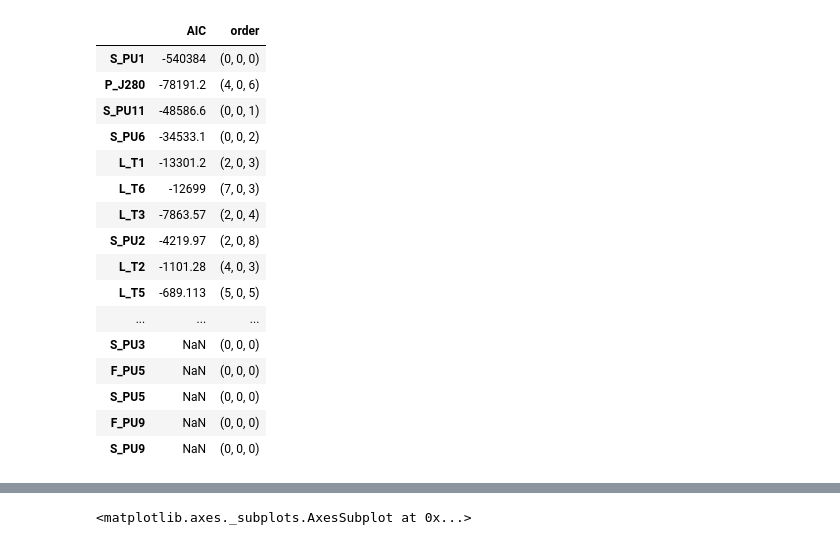
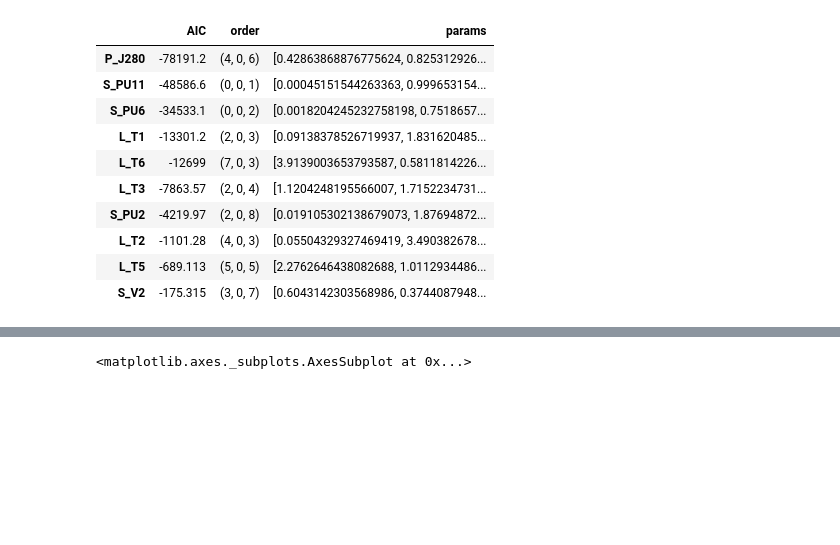
Before and after one commit to sebastiaansch/CDALab2, a Jupyter notebook: Assignment/ARMA task.ipynb, the cells around one changed output, grey strips where cells are left out. Cells and saved outputs as stored; diff of their text form; code cells hidden in the pictures; blank space fills up the shorter version.

```diff
--- a/Assignment/ARMA task.ipynb
+++ b/Assignment/ARMA task.ipynb
@@ -135,29 +121,26 @@ pickle.dump(models_to_write, file_to_write)
 # %%
 ## Load again and check the best fits
+filename = "ARMA_models.obj"
 
 file_to_read = open(filename, 'rb')
 models_read = pickle.load(file_to_read)
 # %%
-aic_models = pd.DataFrame(columns=['AIC', 'order'])
+## Check the top ARMA models
+aic_models = pd.DataFrame(columns=['AIC', 'order', 'params'])
 for model in models_read:
-    aic_models.loc[model[0], :]= np.array([model[1].aic(), model[1].order])
+    aic_models.loc[model[0], :]= np.array([model[1].aic(), model[1].order, model[1].params()])
 
-aic_models.sort_values(by='AIC')
+target_models = aic_models.sort_values(by='AIC').head(11)[1:]
+target_models
 # %% [output]
-|  | AIC | order |
-| S_PU1 | -540384 | (0, 0, 0) |
-| P_J280 | -78191.2 | (4, 0, 6) |
-| S_PU11 | -48586.6 | (0, 0, 1) |
-| S_PU6 | -34533.1 | (0, 0, 2) |
-| L_T1 | -13301.2 | (2, 0, 3) |
-| L_T6 | -12699 | (7, 0, 3) |
-| L_T3 | -7863.57 | (2, 0, 4) |
-| S_PU2 | -4219.97 | (2, 0, 8) |
-| L_T2 | -1101.28 | (4, 0, 3) |
-| L_T5 | -689.113 | (5, 0, 5) |
-| ... | ... | ... |
-| S_PU3 | NaN | (0, 0, 0) |
-| F_PU5 | NaN | (0, 0, 0) |
-| S_PU5 | NaN | (0, 0, 0) |
-| F_PU9 | NaN | (0, 0, 0) |
-| S_PU9 | NaN | (0, 0, 0) |
+|  | AIC | order | params |
+| P_J280 | -78191.2 | (4, 0, 6) | [0.42863868876775624, 0.825312926... |
+| S_PU11 | -48586.6 | (0, 0, 1) | [0.00045151544263363, 0.999653154... |
+| S_PU6 | -34533.1 | (0, 0, 2) | [0.0018204245232758198, 0.7518657... |
+| L_T1 | -13301.2 | (2, 0, 3) | [0.09138378526719937, 1.831620485... |
+| L_T6 | -12699 | (7, 0, 3) | [3.9139003653793587, 0.5811814226... |
+| L_T3 | -7863.57 | (2, 0, 4) | [1.1204248195566007, 1.7152234731... |
+| S_PU2 | -4219.97 | (2, 0, 8) | [0.019105302138679073, 1.87694872... |
+| L_T2 | -1101.28 | (4, 0, 3) | [0.05504329327469419, 3.490382678... |
+| L_T5 | -689.113 | (5, 0, 5) | [2.2762646438082688, 1.0112934486... |
+| S_V2 | -175.315 | (3, 0, 7) | [0.6043142303568986, 0.3744087948... |
```
Also changed, not shown: parts of 16 cells of this notebook, 3 other files.
